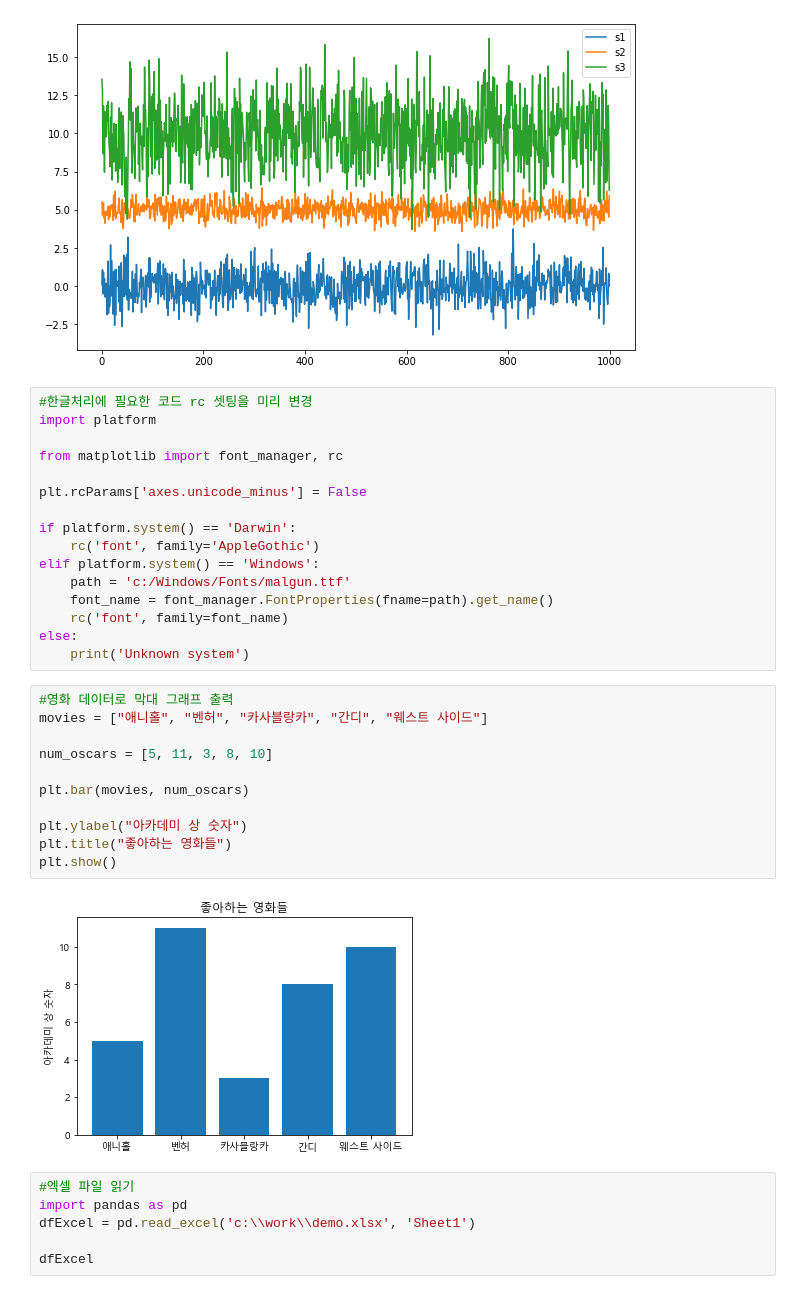
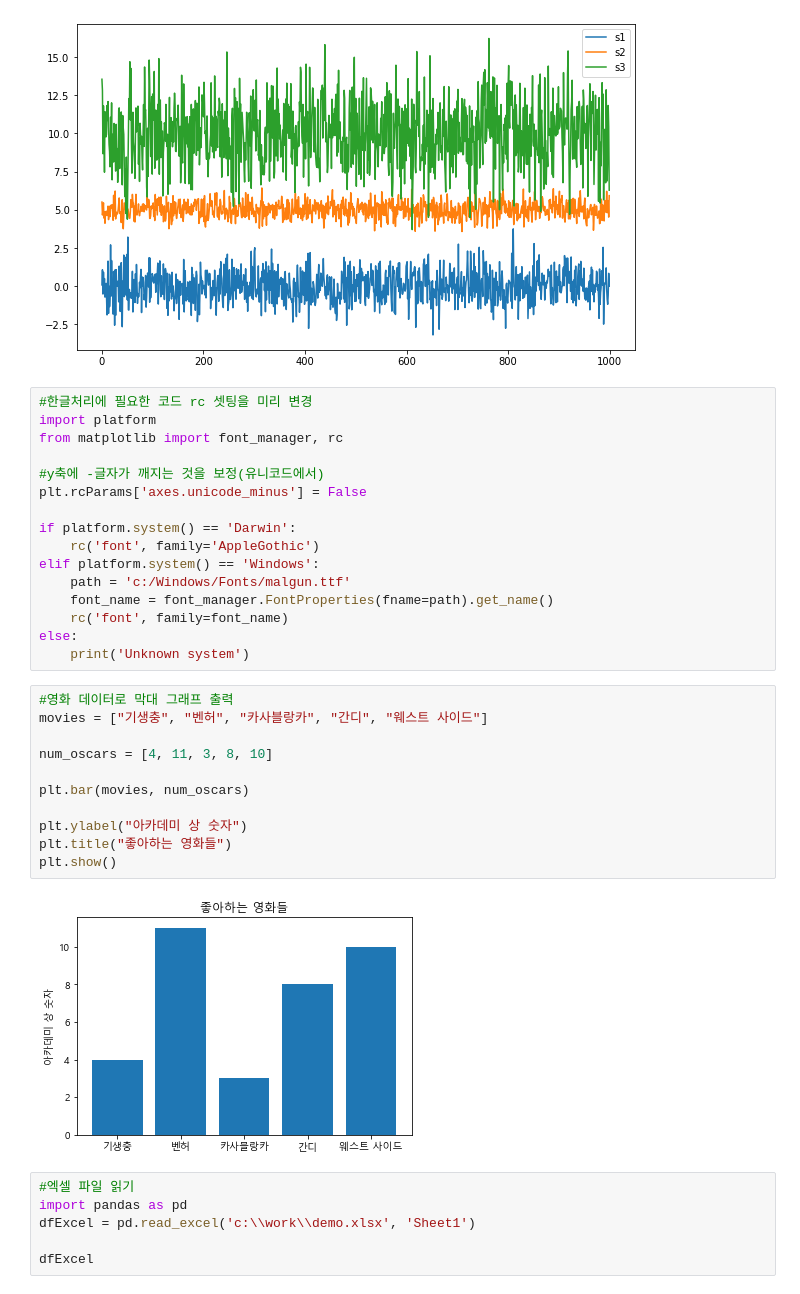
Before and after one commit to papasmf1/python1115, a Jupyter notebook: DemoMatplotlib.ipynb, the cells around one changed output. Saved outputs shown, nothing was run; the diff lists cells and outputs as text.

```diff
--- a/DemoMatplotlib.ipynb
+++ b/DemoMatplotlib.ipynb
@@ -88,9 +88,9 @@ plt.show()
 # %%
 #한글처리에 필요한 코드 rc 셋팅을 미리 변경
 import platform
-
 from matplotlib import font_manager, rc
 
+#y축에 -글자가 깨지는 것을 보정(유니코드에서)
 plt.rcParams['axes.unicode_minus'] = False
 
 if platform.system() == 'Darwin':
@@ -103,17 +103,17 @@ else:
     print('Unknown system')
 # %%
 #영화 데이터로 막대 그래프 출력
-movies = ["애니홀", "벤허", "카사블랑카", "간디", "웨스트 사이드"]
+movies = ["기생충", "벤허", "카사블랑카", "간디", "웨스트 사이드"]
 
-num_oscars = [5, 11, 3, 8, 10]
+num_oscars = [4, 11, 3, 8, 10]
 
 plt.bar(movies, num_oscars)
 
 plt.ylabel("아카데미 상 숫자")
 plt.title("좋아하는 영화들")
 plt.show()
 # %% [output]
-[figure, old version]
+[figure, new version]
 # %%
 #엑셀 파일 읽기
 import pandas as pd
```
Also changed, not shown: parts of 7 cells of this notebook.
